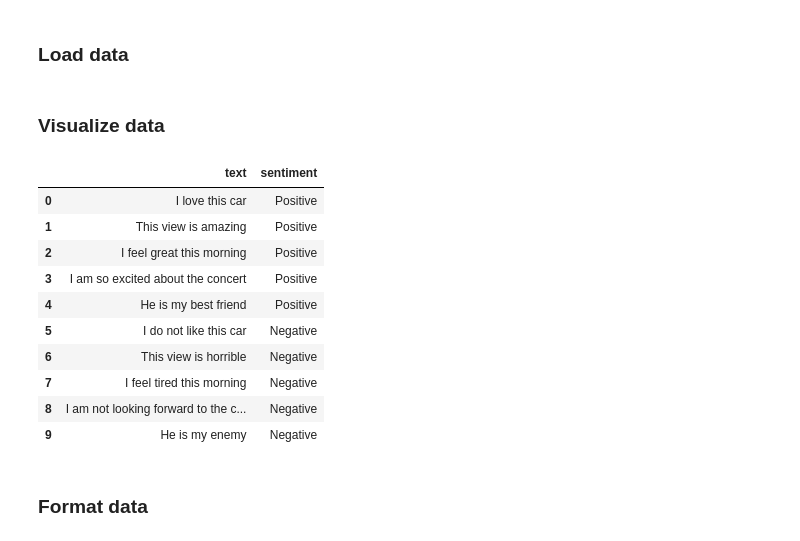
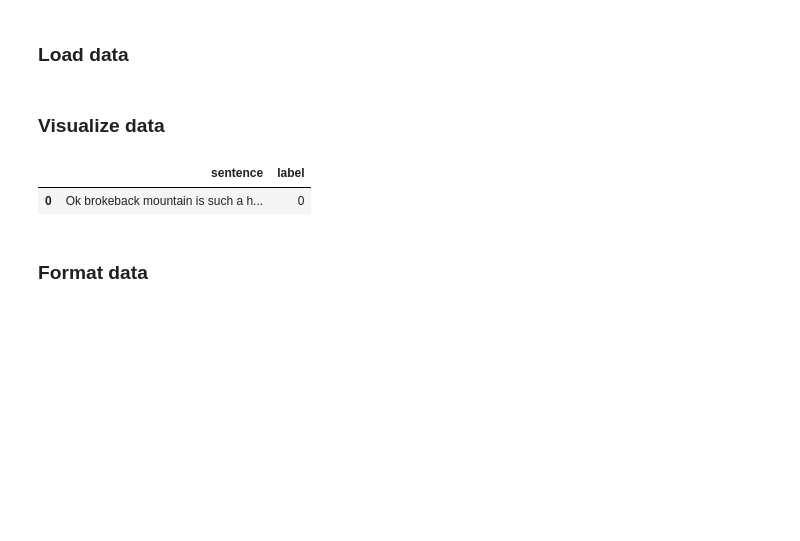
Before and after one commit to somkiatth/git, a Jupyter notebook: Copy_of_4_Recurrent_Neural_Network.ipynb, the cells around one changed output. Saved outputs shown, nothing was run; the diff lists cells and outputs as text; code cells hidden in the pictures; blank space fills up the shorter version.

```diff
--- a/Copy_of_4_Recurrent_Neural_Network.ipynb
+++ b/Copy_of_4_Recurrent_Neural_Network.ipynb
@@ -201,25 +196,16 @@ Senti.csv           100%[===================>]     384  --.-KB/s    in 0s
 ### Load data
 # %%
 import pandas as pd
-data = pd.read_csv('Senti.csv')
+data = pd.read_csv('sentiment_train.csv')
 # Keeping only the neccessary columns
-data = data[['text','sentiment']]
+data = data[['sentence','label']]
 # %% [markdown]
 ### Visualize data
 # %%
-data.head(10)
+data.head(1)
 # %% [output]
-|  | text | sentiment |
-| 0 | I love this car | Positive |
-| 1 | This view is amazing | Positive |
-| 2 | I feel great this morning | Positive |
-| 3 | I am so excited about the concert | Positive |
-| 4 | He is my best friend | Positive |
-| 5 | I do not like this car | Negative |
-| 6 | This view is horrible | Negative |
-| 7 | I feel tired this morning | Negative |
-| 8 | I am not looking forward to the c... | Negative |
-| 9 | He is my enemy | Negative |
+|  | sentence | label |
+| 0 | Ok brokeback mountain is such a h... | 0 |
 # %% [markdown]
 ### Format data
 # %%
```
Also changed, not shown: parts of 16 cells of this notebook.
